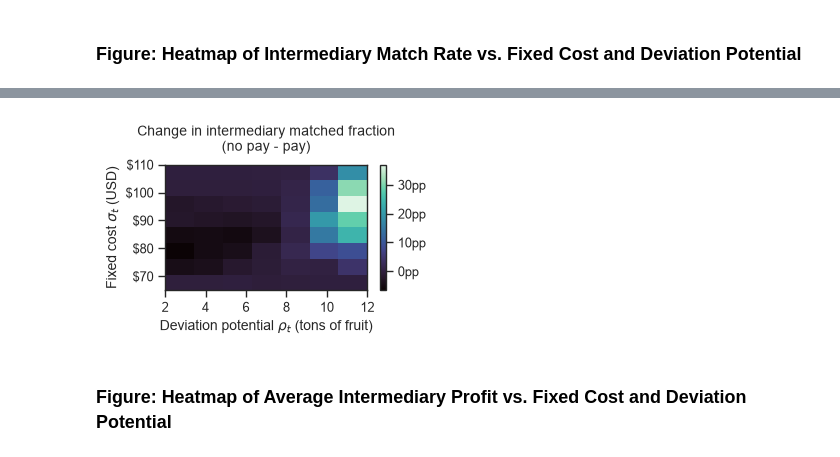
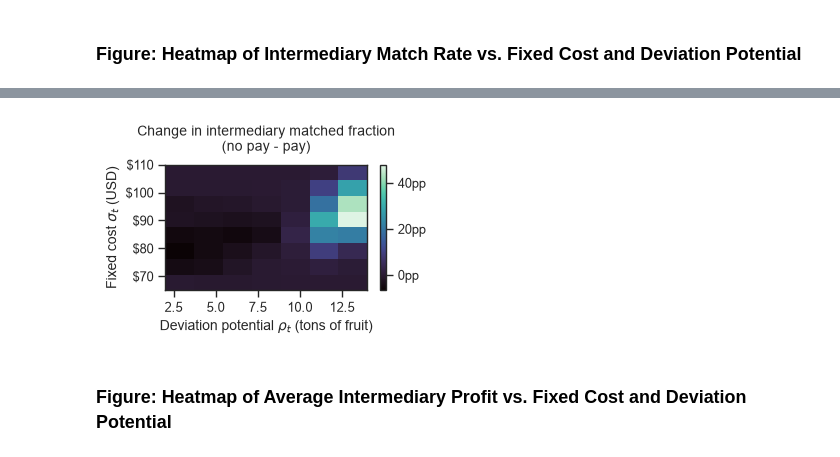
Before and after one commit to nachatjatu/StablePlatformMatching, a Jupyter notebook: notebooks/exp_1_results.ipynb, the cells around one changed output, grey strips where cells are left out. Saved outputs shown, nothing was run; the diff lists cells and outputs as text; code cells hidden in the pictures.

Commit message:
refactored solver and fixed bug with status quo quantities

```diff
--- a/notebooks/exp_1_results.ipynb
+++ b/notebooks/exp_1_results.ipynb
@@ -39,11 +59,14 @@ for file in all_jsons:
 
     for payload in aggregate_payload["runs"]:
         instance_file = payload["metadata"]["instance_file"]
-        epsilons = payload["sampled_inputs"]["epsilons"]
-        het_costs = payload["sampled_inputs"]["het_costs"]
+        epsilons = payload["summary_no_pay"]["params"]["epsilons"]
+        het_costs = payload["summary_no_pay"]["params"]["het_costs"]
 
         # load data for pay and no-pay solves
         intermediaries = payload["summary_no_pay"]["instance_snapshot"]["intermediaries"]
+        status_quo_quantities = active_status_quo_quantities(
+            payload["summary_no_pay"]["instance_snapshot"]
+        )
 
         max_int_no_pay = payload["summary_no_pay"]["platform_solve_result"]["max_intermediary_welfare_result"]
         max_farmer_no_pay = payload["summary_no_pay"]["platform_solve_result"]["max_farmer_welfare_result"]
@@ -55,7 +78,7 @@ for file in all_jsons:
             intermediary_id = intermediary["id"]
             epsilon = epsilons[intermediary_id]
             het_cost = het_costs[intermediary_id]
-            status_quo_quantity = intermediary["status_quo_quantity"]
+            status_quo_quantity = status_quo_quantities.get(intermediary_id, 0.0)
             deviation_potential = epsilon + status_quo_quantity
 
             matched_no_pay = float(intermediary_id in max_int_no_pay["selected_intermediaries"])
@@ -73,10 +96,8 @@ for file in all_jsons:
                 "profit_max_pay": profit_max_pay,
             })
 
-        break
-    break
 
-df = pd.DataFrame(data).query("deviation_potential <= 12")
+df = pd.DataFrame(data).query("deviation_potential <= 14")
 # %% [markdown]
 ## Matchings
 # %%
@@ -88,11 +109,14 @@ for file in all_jsons:
 
     for payload in aggregate_payload["runs"]:
         instance_file = payload["metadata"]["instance_file"]
-        epsilons = payload["sampled_inputs"]["epsilons"]
-        het_costs = payload["sampled_inputs"]["het_costs"]
+        epsilons = payload["summary_no_pay"]["params"]["epsilons"]
+        het_costs = payload["summary_no_pay"]["params"]["het_costs"]
 
         # load data for pay and no-pay solves
         intermediaries = payload["summary_no_pay"]["instance_snapshot"]["intermediaries"]
+        status_quo_quantities = active_status_quo_quantities(
+            payload["summary_no_pay"]["instance_snapshot"]
+        )
 
         max_int_no_pay = payload["summary_no_pay"]["platform_solve_result"]["max_intermediary_welfare_result"]
         max_farmer_no_pay = payload["summary_no_pay"]["platform_solve_result"]["max_farmer_welfare_result"]
@@ -104,7 +128,7 @@ for file in all_jsons:
             intermediary_id = intermediary["id"]
             epsilon = epsilons[intermediary_id]
             het_cost = het_costs[intermediary_id]
-            status_quo_quantity = intermediary["status_quo_quantity"]
+            status_quo_quantity = status_quo_quantities.get(intermediary_id, 0.0)
             deviation_potential = epsilon + status_quo_quantity
 
             matched_no_pay = float(intermediary_id in max_int_no_pay["selected_intermediaries"])
@@ -122,11 +146,11 @@ for file in all_jsons:
                 "profit_max_pay": profit_max_pay,
             })
 
-df = pd.DataFrame(data).query("deviation_potential <= 12")
+df = pd.DataFrame(data).query("deviation_potential <= 14")
 # %% [markdown]
 ### Figure: Heatmap of Intermediary Match Rate vs. Fixed Cost and Deviation Potential
 # %%
-dev_pot_bins = np.linspace(2, 12, 7)
+dev_pot_bins = np.linspace(2, 14, 7)
 cost_bins = np.linspace(65, 110, 7)
 
 df["total_fixed_cost"] = (df["het_cost"] + instance.truck_fixed_cost) / instance.lc_to_usd
@@ -204,27 +228,27 @@ plt.show()
 # %%
 diff = heatmap_no_pay - heatmap_pay
 
 plt.figure(figsize=(3.5, 2.4))
 plt.imshow(
     diff.T,
     origin='lower',
     aspect='auto',
     extent=(dev_pot_bins[0], dev_pot_bins[-1], cost_bins[0], cost_bins[-1]),
     cmap='mako'
 )
 
 cbar = plt.colorbar()
-cbar.ax.yaxis.set_major_formatter(FuncFormatter())
+cbar.ax.yaxis.set_major_formatter(FuncFormatter(pp_formatter))
 
 plt.xlabel(r'Deviation potential $\rho_t$ (tons of fruit)')
 plt.gca().yaxis.set_major_formatter(FuncFormatter(currency_formatter))
 plt.ylabel(r'Fixed cost $\sigma_t$ (USD)')
 plt.title('Change in intermediary matched fraction\n(no pay - pay)', pad=10)
 plt.tight_layout()
 plt.savefig("../figures/exp_1/matched_heatplot_diff.png", bbox_inches='tight', dpi=300)
 plt.show()
 # %% [output]
-[figure, old version]
+[figure, new version]
 # %% [markdown]
 ### Figure: Heatmap of Average Intermediary Profit vs. Fixed Cost and Deviation Potential
 # %%
```
Also changed, not shown: parts of 16 cells of this notebook, 42 other files.
